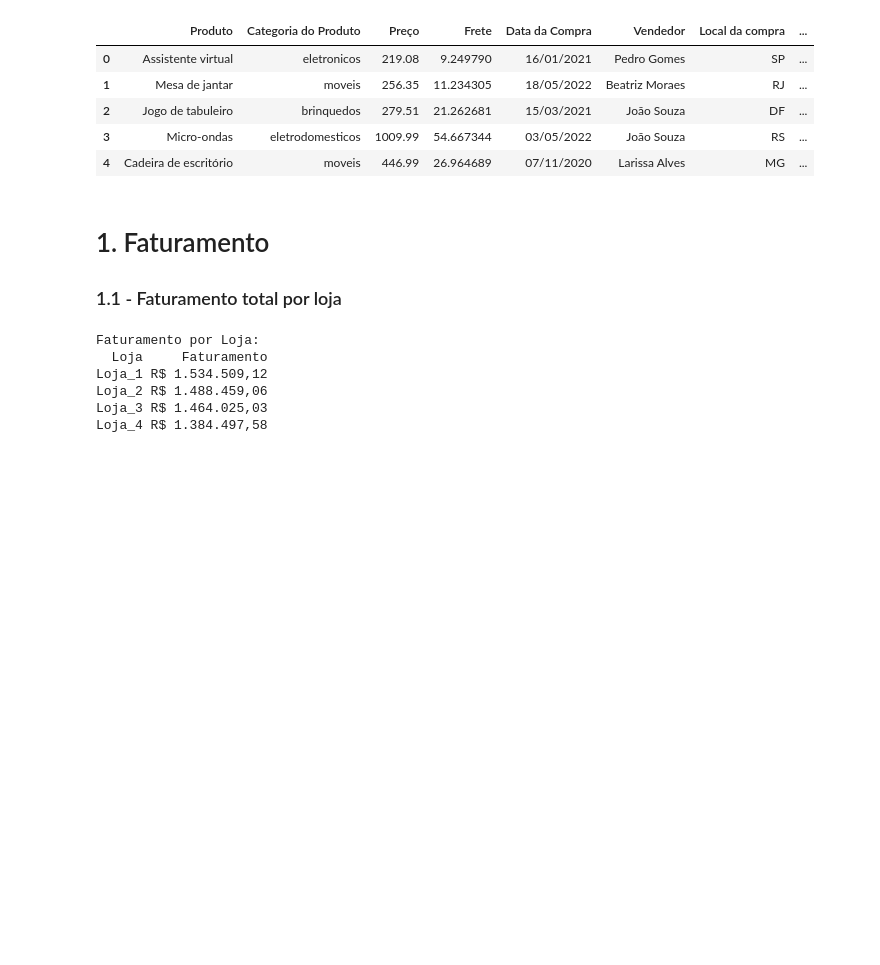
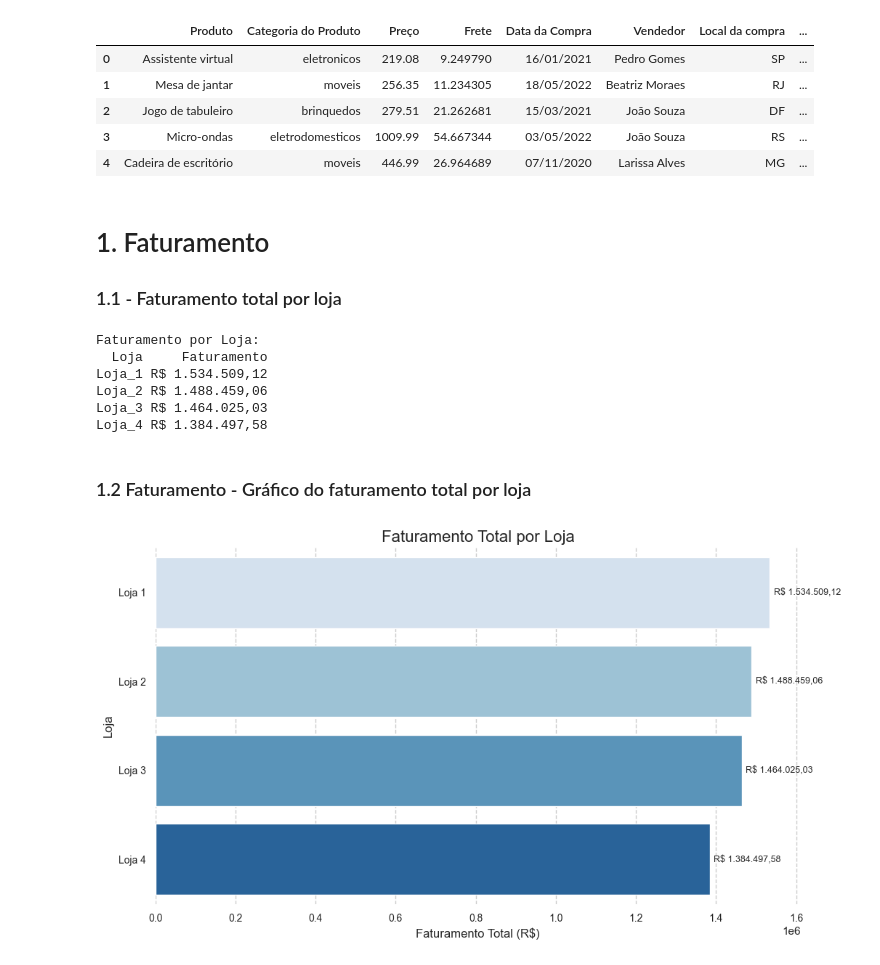
Before and after one commit to JCrpa/curso3_python_data_science_challenge_alura-store_github, a Jupyter notebook: AluraStoreBr.ipynb, the cells around one changed output. Cells and saved outputs as stored; diff of their text form; code cells hidden in the pictures; blank space fills up the shorter version.

Commit message:
implementar o grafico do total do faturamento total por loja

```diff
--- a/AluraStoreBr.ipynb
+++ b/AluraStoreBr.ipynb
@@ -78,3 +78,53 @@ Loja_1 R$ 1.534.509,12
 Loja_2 R$ 1.488.459,06
 Loja_3 R$ 1.464.025,03
 Loja_4 R$ 1.384.497,58
+# %% [markdown]
+### 1.2 Faturamento - Gráfico do faturamento total por loja
+# %%
+import matplotlib.pyplot as plt
+import pandas as pd
+import seaborn as sns
+
+# Seu código para calcular o faturamento (já fornecido anteriormente)
+caminho_base = './base-de-dados-challenge-1/'
+arquivos_lojas = ['loja_1.csv', 'loja_2.csv', 'loja_3.csv', 'loja_4.csv']
+resultados = [pd.read_csv(caminho_base + arquivo) for arquivo in arquivos_lojas]
+nomes_lojas = [arquivo.split('.')[0].replace('_', ' ').title() for arquivo in arquivos_lojas]
+faturamentos = [df['Preço'].sum() for df in resultados]
+dados_resumo = {'Loja': nomes_lojas, 'Faturamento Total': faturamentos}
+df_resumo = pd.DataFrame(dados_resumo)
+
+def formatar_moeda_br(valor):
+    return f'R$ {valor:_.2f}'.replace('.', ',').replace('_', '.')
+
+df_resumo['Faturamento Total Formatado'] = df_resumo['Faturamento Total'].apply(formatar_moeda_br)
+df_resumo['Loja'] = df_resumo['Loja'].astype(str)
+
+# Gráfico de barras horizontais com Seaborn e paleta "Set2" (CORREÇÃO DO AVISO)
+sns.set_theme(style="whitegrid")
+
+# Definindo o estilo do gráfico
+plt.figure(figsize=(10, 6))
+
+# Gráfico de barras horizontais
+sns.barplot(y='Loja', x='Faturamento Total', data=df_resumo, palette="Blues", hue='Loja', legend=False)
+
+# Formata os valores do eixo x para moeda
+plt.xlabel('Faturamento Total (R$)', fontsize=12)
+plt.ylabel('Loja', fontsize=12)
+plt.title('Faturamento Total por Loja', fontsize=16)
+
+# Formata os ticks do eixo x para moeda
+plt.xticks(fontsize=10)
+plt.yticks(fontsize=10)
+sns.despine(bottom=True, left=True)
+plt.grid(axis='x', linestyle='--')
+plt.tight_layout()
+
+# Adiciona os valores ao lado das barras
+for i, v in enumerate(df_resumo['Faturamento Total']):
+    plt.text(v + 10000, i, f'R$ {v:_.2f}'.replace('.', ',').replace('_', '.'), va='center', fontsize=9)
+
+plt.show()
+# %% [output]
+[figure, added]
```
